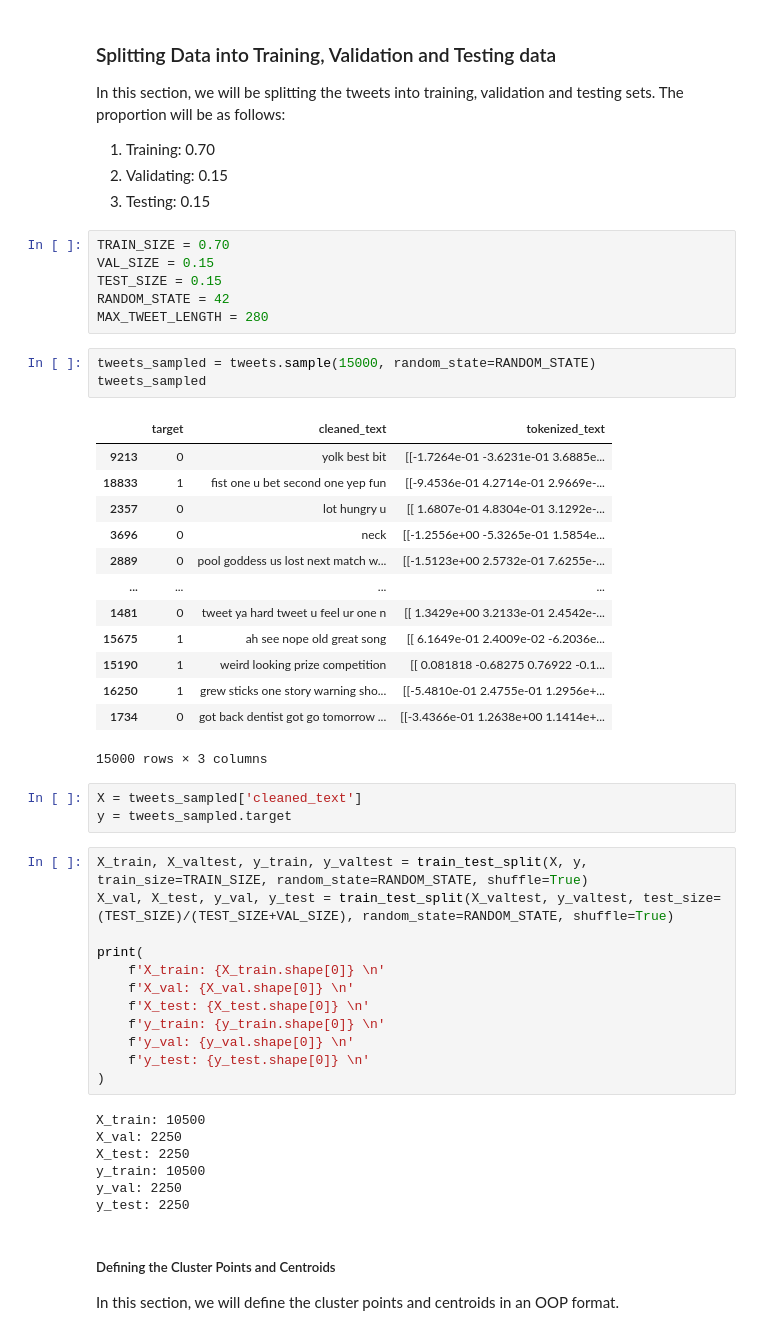
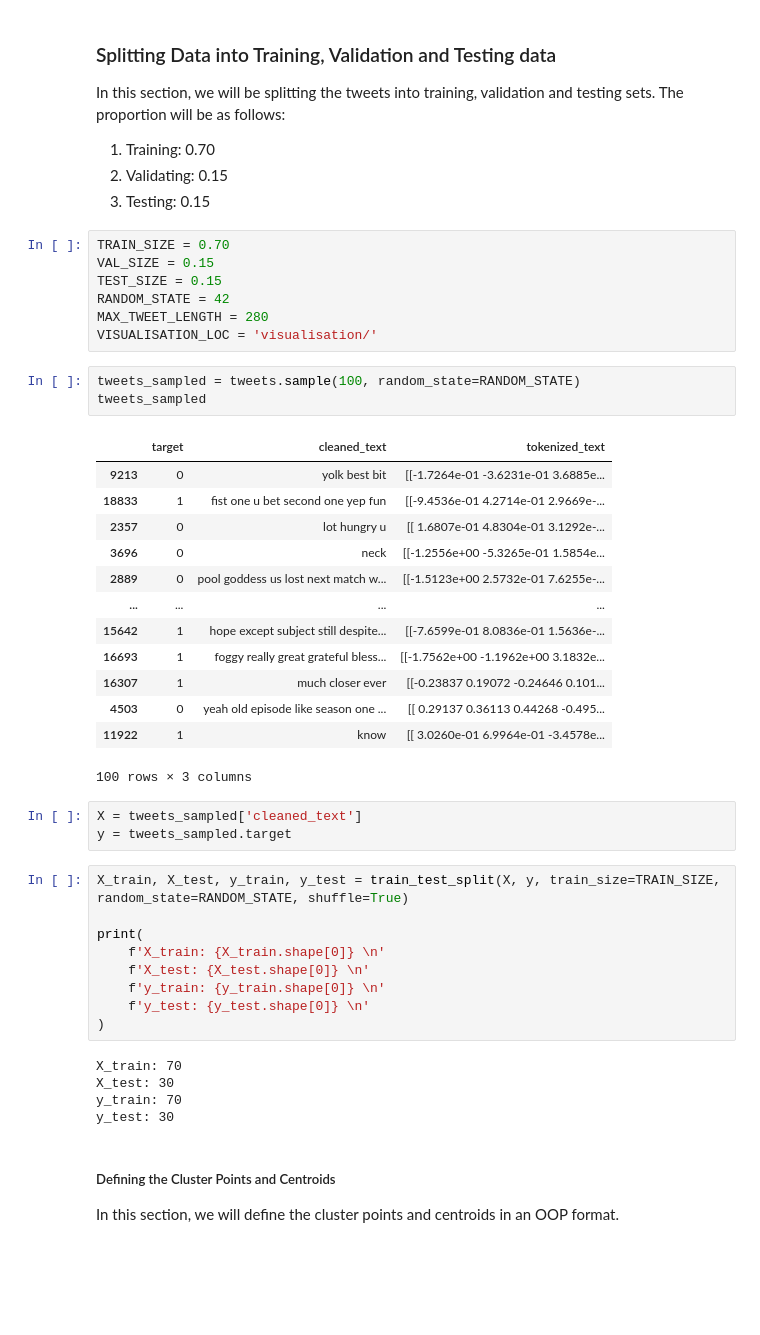
Before and after one commit to edologgerbird/context-capturing-clustering, a Jupyter notebook: final_project.ipynb, the cells around one changed output. Cells and saved outputs as stored; diff of their text form; blank space fills up the shorter version.

```diff
--- a/final_project.ipynb
+++ b/final_project.ipynb
@@ -214,45 +214,41 @@ VAL_SIZE = 0.15
 TEST_SIZE = 0.15
 RANDOM_STATE = 42
 MAX_TWEET_LENGTH = 280
+VISUALISATION_LOC = 'visualisation/'
 # %%
-tweets_sampled = tweets.sample(15000, random_state=RANDOM_STATE)
+tweets_sampled = tweets.sample(100, random_state=RANDOM_STATE)
 tweets_sampled
 # %% [output]
 |  | target | cleaned_text | tokenized_text |
 | 9213 | 0 | yolk best bit | [[-1.7264e-01 -3.6231e-01 3.6885e... |
 | 18833 | 1 | fist one u bet second one yep fun | [[-9.4536e-01 4.2714e-01 2.9669e-... |
 | 2357 | 0 | lot hungry u | [[ 1.6807e-01 4.8304e-01 3.1292e-... |
 | 3696 | 0 | neck | [[-1.2556e+00 -5.3265e-01 1.5854e... |
 | 2889 | 0 | pool goddess us lost next match w... | [[-1.5123e+00 2.5732e-01 7.6255e-... |
 | ... | ... | ... | ... |
-| 1481 | 0 | tweet ya hard tweet u feel ur one n | [[ 1.3429e+00 3.2133e-01 2.4542e-... |
-| 15675 | 1 | ah see nope old great song | [[ 6.1649e-01 2.4009e-02 -6.2036e... |
-| 15190 | 1 | weird looking prize competition | [[ 0.081818 -0.68275 0.76922 -0.1... |
-| 16250 | 1 | grew sticks one story warning sho... | [[-5.4810e-01 2.4755e-01 1.2956e+... |
-| 1734 | 0 | got back dentist got go tomorrow ... | [[-3.4366e-01 1.2638e+00 1.1414e+... |
+| 15642 | 1 | hope except subject still despite... | [[-7.6599e-01 8.0836e-01 1.5636e-... |
+| 16693 | 1 | foggy really great grateful bless... | [[-1.7562e+00 -1.1962e+00 3.1832e... |
+| 16307 | 1 | much closer ever | [[-0.23837 0.19072 -0.24646 0.101... |
+| 4503 | 0 | yeah old episode like season one ... | [[ 0.29137 0.36113 0.44268 -0.495... |
+| 11922 | 1 | know | [[ 3.0260e-01 6.9964e-01 -3.4578e... |
-15000 rows × 3 columns
+100 rows × 3 columns
 # %%
 X = tweets_sampled['cleaned_text']
 y = tweets_sampled.target
 # %%
-X_train, X_valtest, y_train, y_valtest = train_test_split(X, y, train_size=TRAIN_SIZE, random_state=RANDOM_STATE, shuffle=True)
-X_val, X_test, y_val, y_test = train_test_split(X_valtest, y_valtest, test_size=(TEST_SIZE)/(TEST_SIZE+VAL_SIZE), random_state=RANDOM_STATE, shuffle=True)
+X_train, X_test, y_train, y_test = train_test_split(X, y, train_size=TRAIN_SIZE, random_state=RANDOM_STATE, shuffle=True)
 
 print(
     f'X_train: {X_train.shape[0]} \n'
-    f'X_val: {X_val.shape[0]} \n'
     f'X_test: {X_test.shape[0]} \n'
     f'y_train: {y_train.shape[0]} \n'
-    f'y_val: {y_val.shape[0]} \n'
     f'y_test: {y_test.shape[0]} \n'
 )
 # %% [output]
-X_train: 10500
-X_val: 2250
-X_test: 2250
-y_train: 10500
-y_val: 2250
-y_test: 2250
+X_train: 70
+X_test: 30
+y_train: 70
+y_test: 30
 # %% [markdown]
 ##### Defining the Cluster Points and Centroids
 
```
Also changed, not shown: parts of 10 cells of this notebook, 6 other files.
